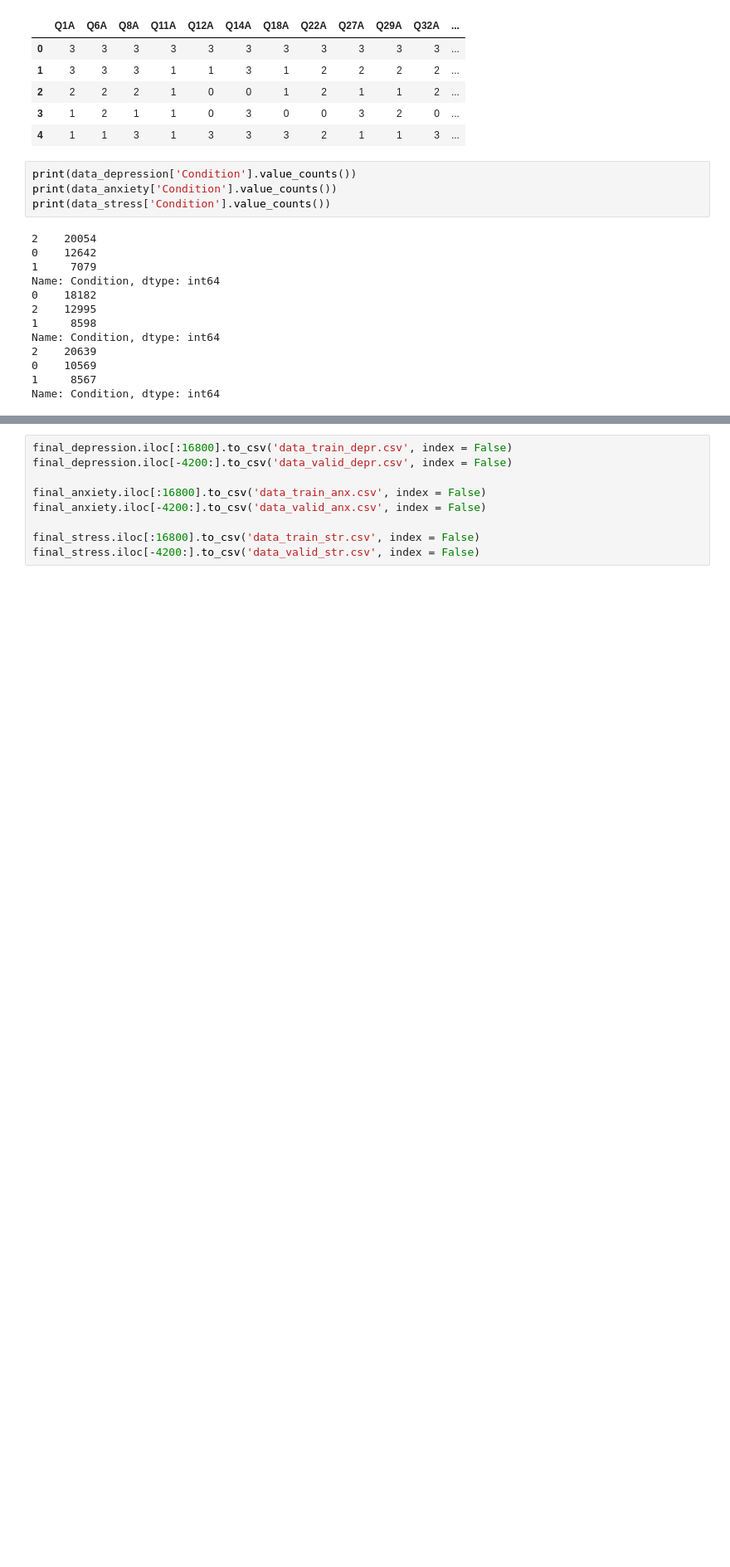
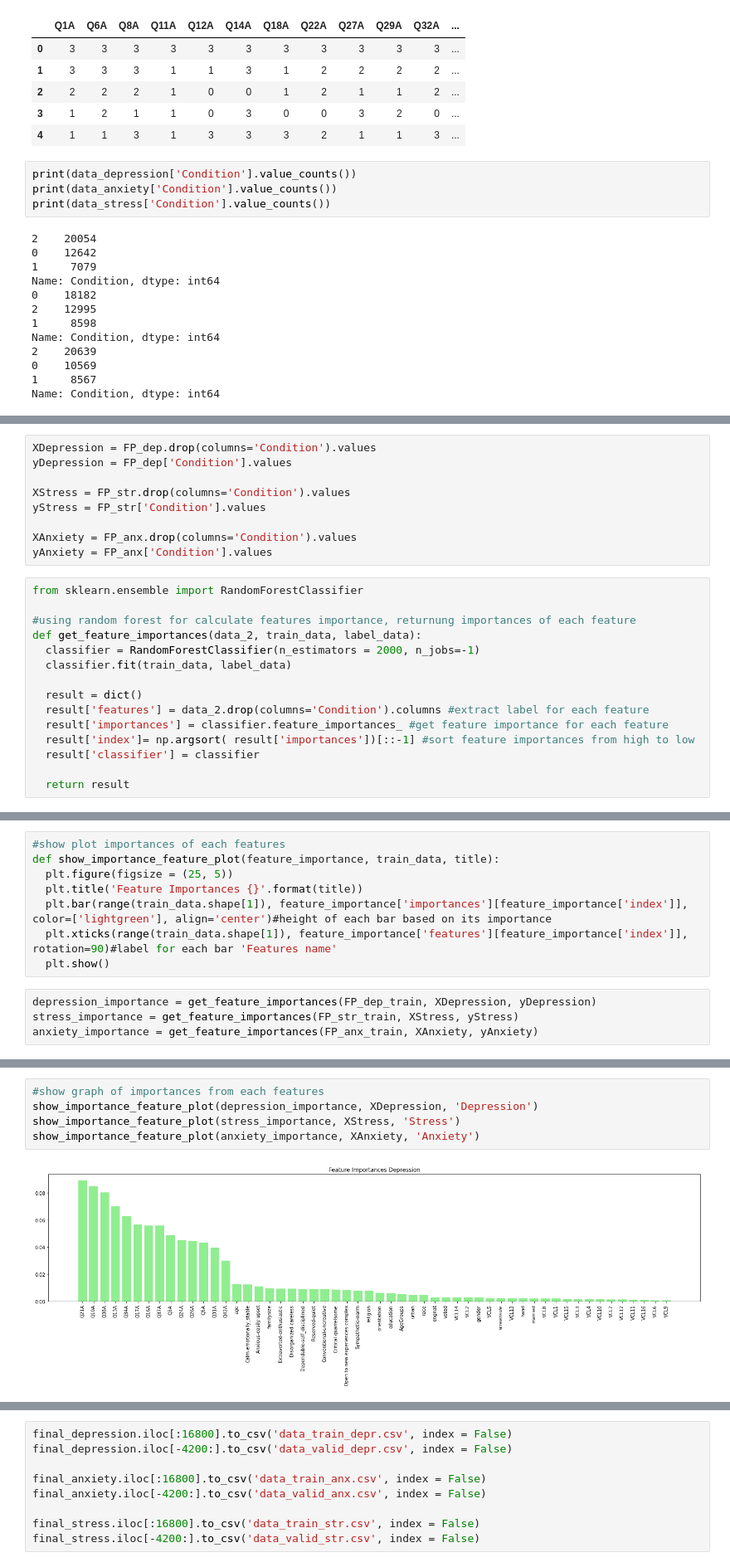
Before and after one commit to azzezzanf/MLpsychology, a Jupyter notebook: Data Classification.ipynb, the cells around one changed output, grey strips where cells are left out. Shown: that part at 83% size. Cells and saved outputs as stored; diff of their text form; blank space fills up the shorter version.

Commit message:
Feature importance

```diff
--- a/Data Classification.ipynb
+++ b/Data Classification.ipynb
@@ -411,0 +449,24 @@ Name: Condition, dtype: int64
+# %%
+XDepression = FP_dep.drop(columns='Condition').values
+yDepression = FP_dep['Condition'].values
+
+XStress = FP_str.drop(columns='Condition').values
+yStress = FP_str['Condition'].values
+
+XAnxiety = FP_anx.drop(columns='Condition').values
+yAnxiety = FP_anx['Condition'].values
+# %%
+from sklearn.ensemble import RandomForestClassifier
+
+#using random forest for calculate features importance, returnung importances of each feature
+def get_feature_importances(data_2, train_data, label_data):
+  classifier = RandomForestClassifier(n_estimators = 2000, n_jobs=-1)
+  classifier.fit(train_data, label_data)
+
+  result = dict()
+  result['features'] = data_2.drop(columns='Condition').columns #extract label for each feature
+  result['importances'] = classifier.feature_importances_ #get feature importance for each feature
+  result['index']= np.argsort( result['importances'])[::-1] #sort feature importances from high to low
+  result['classifier'] = classifier
+
+  return result
@@ -411,0 +479,12 @@ Name: Condition, dtype: int64
+# %%
+#show plot importances of each features
+def show_importance_feature_plot(feature_importance, train_data, title):
+  plt.figure(figsize = (25, 5))
+  plt.title('Feature Importances {}'.format(title))
+  plt.bar(range(train_data.shape[1]), feature_importance['importances'][feature_importance['index']], color=['lightgreen'], align='center')#height of each bar based on its importance
+  plt.xticks(range(train_data.shape[1]), feature_importance['features'][feature_importance['index']], rotation=90)#label for each bar 'Features name'
+  plt.show()
+# %%
+depression_importance = get_feature_importances(FP_dep_train, XDepression, yDepression)
+stress_importance = get_feature_importances(FP_str_train, XStress, yStress)
+anxiety_importance = get_feature_importances(FP_anx_train, XAnxiety, yAnxiety)
@@ -411,0 +549,7 @@ Name: Condition, dtype: int64
+# %%
+#show graph of importances from each features
+show_importance_feature_plot(depression_importance, XDepression, 'Depression')
+show_importance_feature_plot(stress_importance, XStress, 'Stress')
+show_importance_feature_plot(anxiety_importance, XAnxiety, 'Anxiety')
+# %% [output]
+[figure, added]
```
Also changed, not shown: parts of 14 cells of this notebook.
